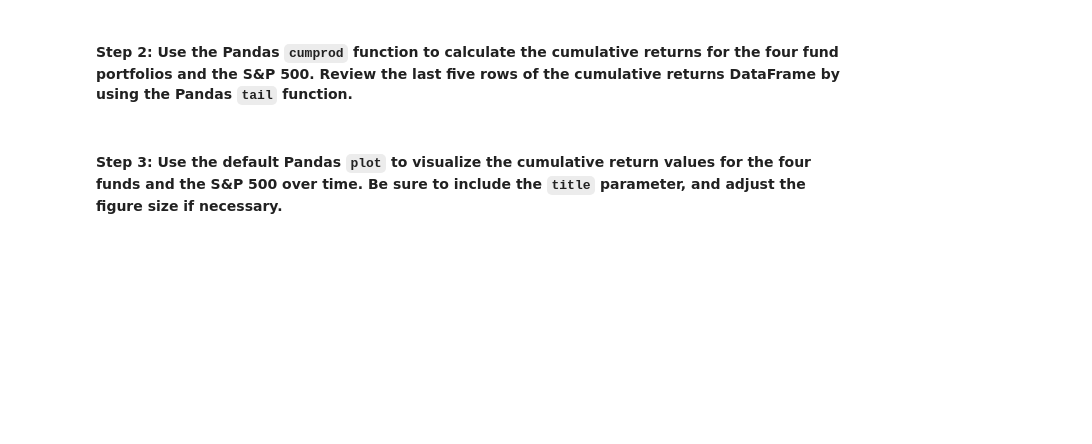
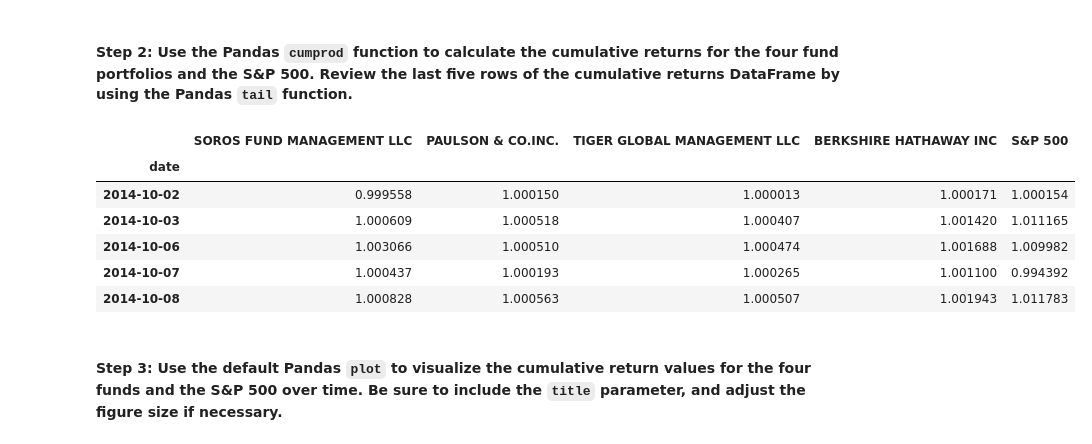
Before and after one commit to AndrewRBader/module4_challenge, a Jupyter notebook: Starter_Code/risk_return_analysis.ipynb, the cells around one changed output. Cells and saved outputs as stored; diff of their text form; code cells hidden in the pictures; blank space fills up the shorter version.

```diff
--- a/Starter_Code/risk_return_analysis.ipynb
+++ b/Starter_Code/risk_return_analysis.ipynb
@@ -159,7 +163,22 @@ Analyze the data to determine if any of the portfolios outperform the broader st
 # %%
 # Calculate and plot the cumulative returns of the 4 fund portfolios and the S&P 500
 # Review the last 5 rows of the cumulative returns DataFrame
-# YOUR CODE HERE
+
+# Calculating the cumulative returns and returning the new data frame
+cumulative_returns = (1 + daily_returns).cumprod()
+
+# printing out the first 5 rows with the head function
+cumulative_returns.head()
+
+# plotting the cumulating returns in Step 3
+# %% [output]
+|  | SOROS FUND MANAGEMENT LLC | PAULSON & CO.INC. | TIGER GLOBAL MANAGEMENT LLC | BERKSHIRE HATHAWAY INC | S&P 500 |
+| date |  |  |  |  |  |
+| 2014-10-02 | 0.999558 | 1.000150 | 1.000013 | 1.000171 | 1.000154 |
+| 2014-10-03 | 1.000609 | 1.000518 | 1.000407 | 1.001420 | 1.011165 |
+| 2014-10-06 | 1.003066 | 1.000510 | 1.000474 | 1.001688 | 1.009982 |
+| 2014-10-07 | 1.000437 | 1.000193 | 1.000265 | 1.001100 | 0.994392 |
+| 2014-10-08 | 1.000828 | 1.000563 | 1.000507 | 1.001943 | 1.011783 |
 # %% [markdown]
 #### Step 3: Use the default Pandas `plot` to visualize the cumulative return values for the four funds and the S&P 500 over time. Be sure to include the `title` parameter, and adjust the figure size if necessary.
 # %%
```
Also changed, not shown: parts of 3 cells of this notebook.
